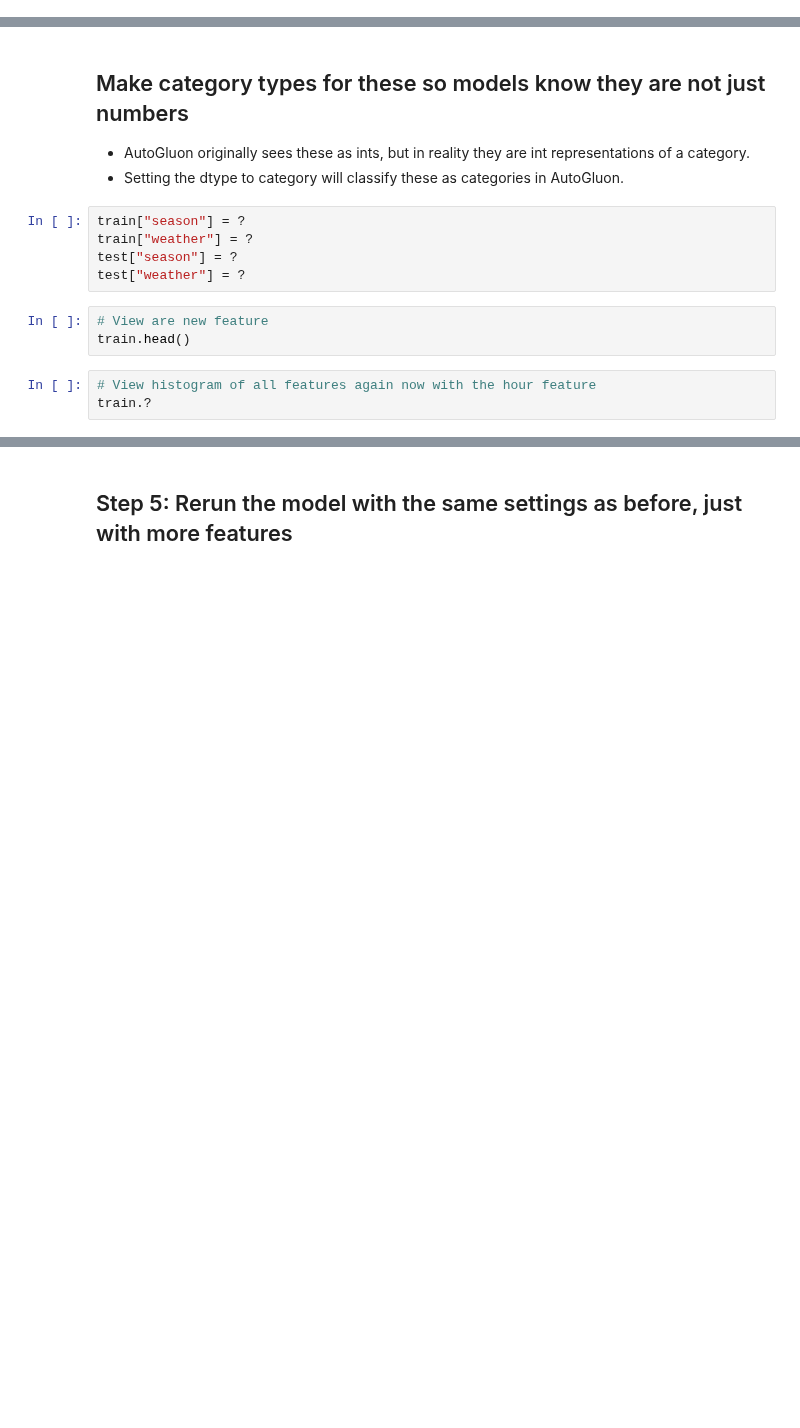
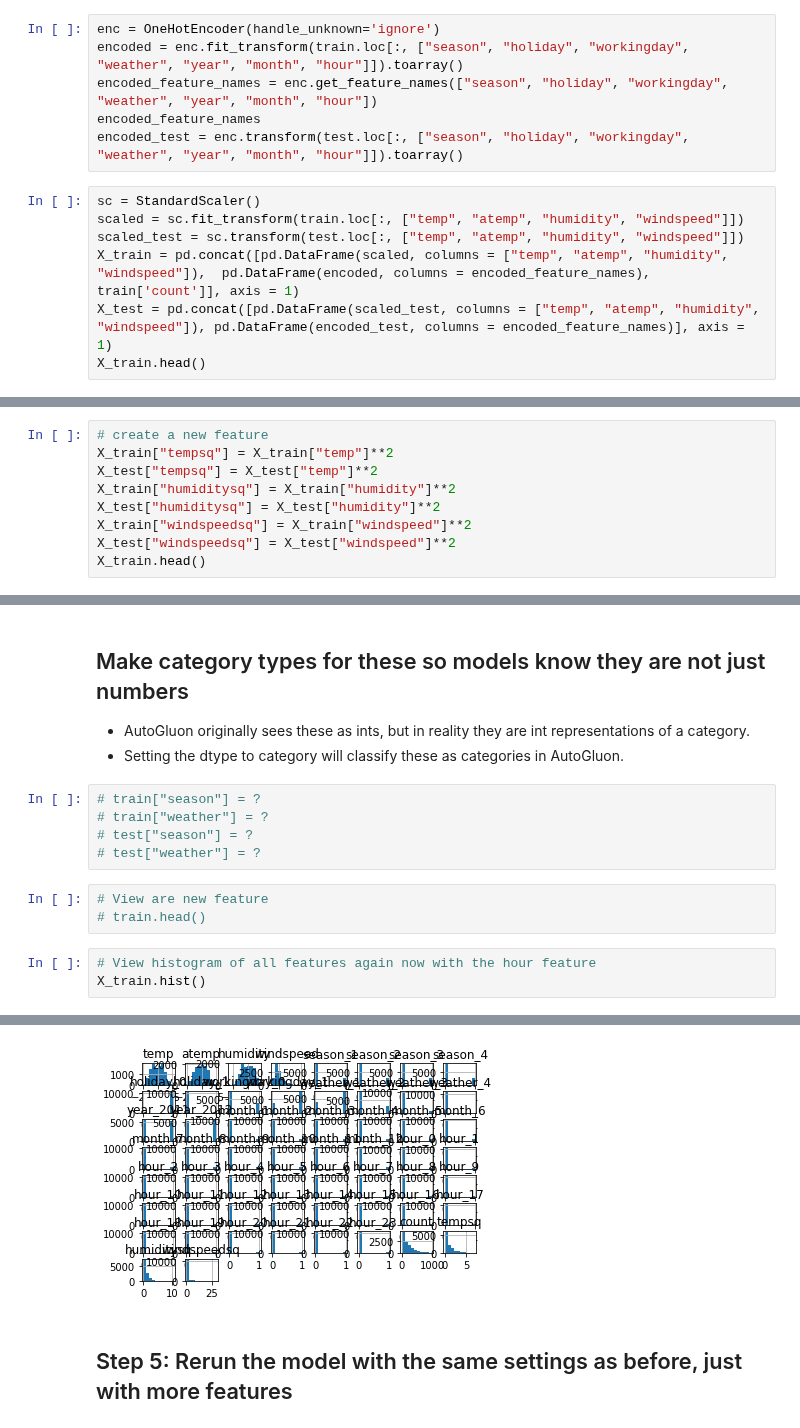
Before and after one commit to udacity/nd009t-c1-intro-to-ml-project-starter, a Jupyter notebook: project-template.ipynb, the cells around one changed output, grey strips where cells are left out. Cells and saved outputs as stored; diff of their text form; blank space fills up the shorter version.

```diff
--- a/project-template.ipynb
+++ b/project-template.ipynb
@@ -101,0 +193,13 @@ predictor = TabularPredictor(?).fit(?)
+# %%
+enc = OneHotEncoder(handle_unknown='ignore')
+encoded = enc.fit_transform(train.loc[:, ["season", "holiday", "workingday", "weather", "year", "month", "hour"]]).toarray()
+encoded_feature_names = enc.get_feature_names(["season", "holiday", "workingday", "weather", "year", "month", "hour"])
+encoded_feature_names
+encoded_test = enc.transform(test.loc[:, ["season", "holiday", "workingday", "weather", "year", "month", "hour"]]).toarray()
+# %%
+sc = StandardScaler()
+scaled = sc.fit_transform(train.loc[:, ["temp", "atemp", "humidity", "windspeed"]])
+scaled_test = sc.transform(test.loc[:, ["temp", "atemp", "humidity", "windspeed"]])
+X_train = pd.concat([pd.DataFrame(scaled, columns = ["temp", "atemp", "humidity", "windspeed"]),  pd.DataFrame(encoded, columns = encoded_feature_names), train['count']], axis = 1)
+X_test = pd.concat([pd.DataFrame(scaled_test, columns = ["temp", "atemp", "humidity", "windspeed"]), pd.DataFrame(encoded_test, columns = encoded_feature_names)], axis = 1)
+X_train.head()
@@ -144,0 +376,9 @@ test[?] = ?
+# %%
+# create a new feature
+X_train["tempsq"] = X_train["temp"]**2
+X_test["tempsq"] = X_test["temp"]**2
+X_train["humiditysq"] = X_train["humidity"]**2
+X_test["humiditysq"] = X_test["humidity"]**2
+X_train["windspeedsq"] = X_train["windspeed"]**2
+X_test["windspeedsq"] = X_test["windspeed"]**2
+X_train.head()
@@ -147,13 +395,14 @@ test[?] = ?
 * AutoGluon originally sees these as ints, but in reality they are int representations of a category.
 * Setting the dtype to category will classify these as categories in AutoGluon.
 # %%
-train["season"] = ?
-train["weather"] = ?
-test["season"] = ?
-test["weather"] = ?
+# train["season"] = ?
+# train["weather"] = ?
+# test["season"] = ?
+# test["weather"] = ?
 # %%
 # View are new feature
-train.head()
+# train.head()
 # %%
 # View histogram of all features again now with the hour feature
-train.?
+X_train.hist()
+# %% [output]
@@ -160,2 +426,3 @@ train.?
+[figure, added]
 # %% [markdown]
 ## Step 5: Rerun the model with the same settings as before, just with more features
```
Also changed, not shown: parts of 44 cells of this notebook.
